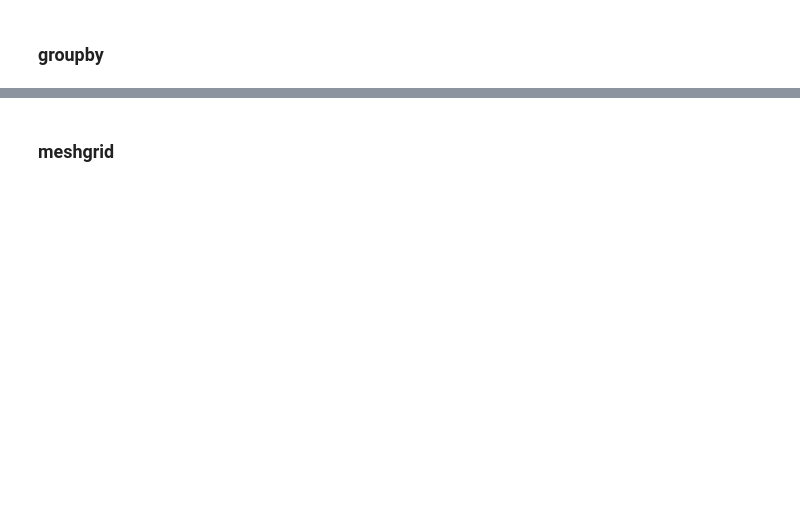
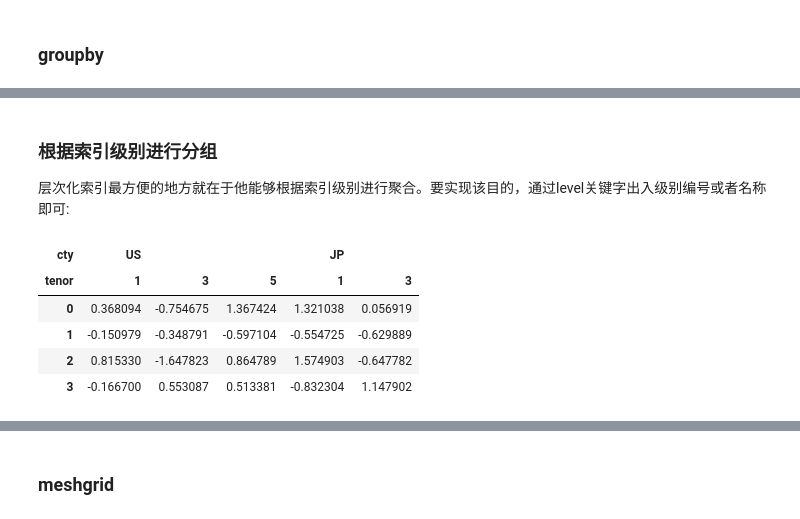
Before and after one commit to uileyar/hello_tf, a Jupyter notebook: fraud/temp.ipynb, the cells around one changed output, grey strips where cells are left out. Drawn from its saved outputs; the diff is of its cells as text; code cells hidden in the pictures; blank space fills up the shorter version.

```diff
--- a/fraud/temp.ipynb
+++ b/fraud/temp.ipynb
@@ -152,0 +183,14 @@ people.groupby([len, key_list]).sum()
+# %% [markdown]
+### 根据索引级别进行分组
+层次化索引最方便的地方就在于他能够根据索引级别进行聚合。要实现该目的，通过level关键字出入级别编号或者名称即可:
+# %%
+columns=pd.MultiIndex.from_arrays([['US','US','US','JP','JP'],[1,3,5,1,3]],names=['cty','tenor'])#二级列索引，并为每级索引命名
+hier_df=pd.DataFrame(np.random.randn(4,5),columns=columns)
+hier_df
+# %% [output]
+| cty | US |  |  | JP |  |
+| tenor | 1 | 3 | 5 | 1 | 3 |
+| 0 | 0.368094 | -0.754675 | 1.367424 | 1.321038 | 0.056919 |
+| 1 | -0.150979 | -0.348791 | -0.597104 | -0.554725 | -0.629889 |
+| 2 | 0.815330 | -1.647823 | 0.864789 | 1.574903 | -0.647782 |
+| 3 | -0.166700 | 0.553087 | 0.513381 | -0.832304 | 1.147902 |
```
Also changed, not shown: parts of 40 cells of this notebook, 2 other files.
